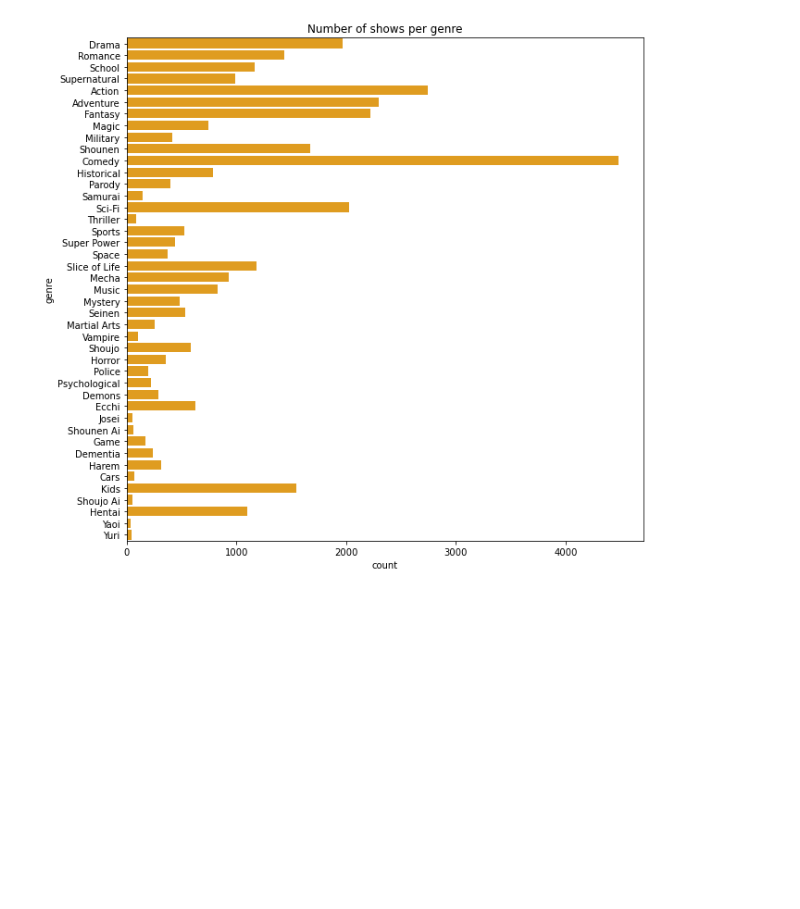
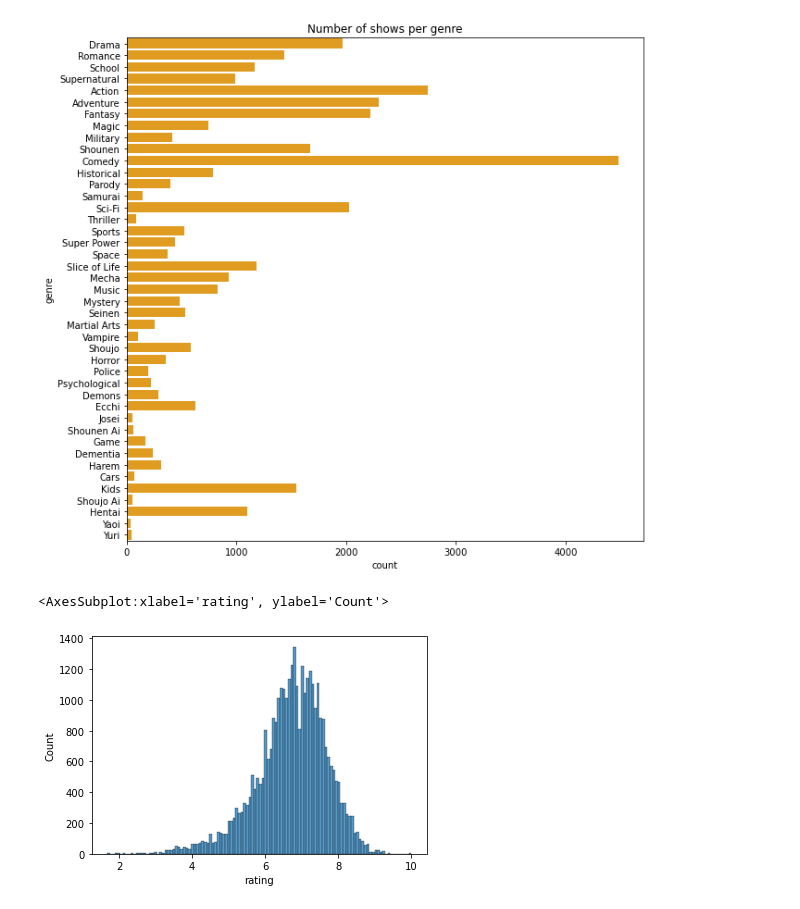
Before and after one commit to data301-2020-winter1/course-project-solo_127, a Jupyter notebook: Anime_Recommendations.ipynb, the cells around one changed output. Cells and saved outputs as stored; diff of their text form; code cells hidden in the pictures; blank space fills up the shorter version.

```diff
--- a/Anime_Recommendations.ipynb
+++ b/Anime_Recommendations.ipynb
@@ -9,4 +9,6 @@ from pandas_profiling import ProfileReport
 ratingdf = pd.read_csv('/Users/rbowler/school/data301/course-project-solo_127/data/raw/rating.csv')
 animedf = project_functions.load_and_process('/Users/rbowler/school/data301/course-project-solo_127/data/raw/anime.csv')
 # %%
-animedf.to_csv('processed_anime.csv')
+processedAnimedf = project_functions.split_column(animedf)
+processedAnimedf
+# processedAnimedf.to_csv('processed_anime.csv')
@@ -88,3 +103,8 @@ plt.title('Number of shows per genre')
 # %% [output]
 Text(0.5, 1.0, 'Number of shows per genre')
 [figure]
+# %%
+sns.histplot(data = processedAnimedf, x = 'rating')
+# %% [output]
+<AxesSubplot:xlabel='rating', ylabel='Count'>
+[figure, added]
```
Also changed, not shown: parts of 2 cells of this notebook, 3 other files.
